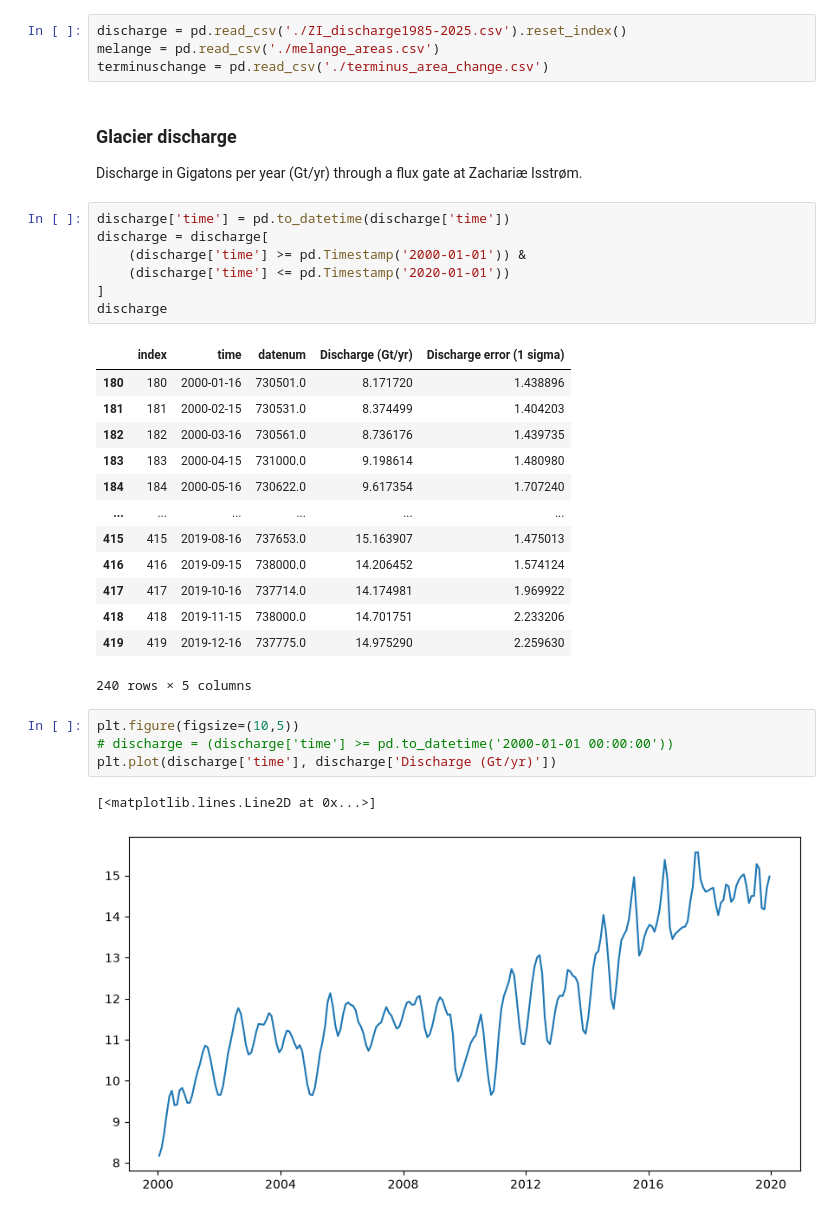
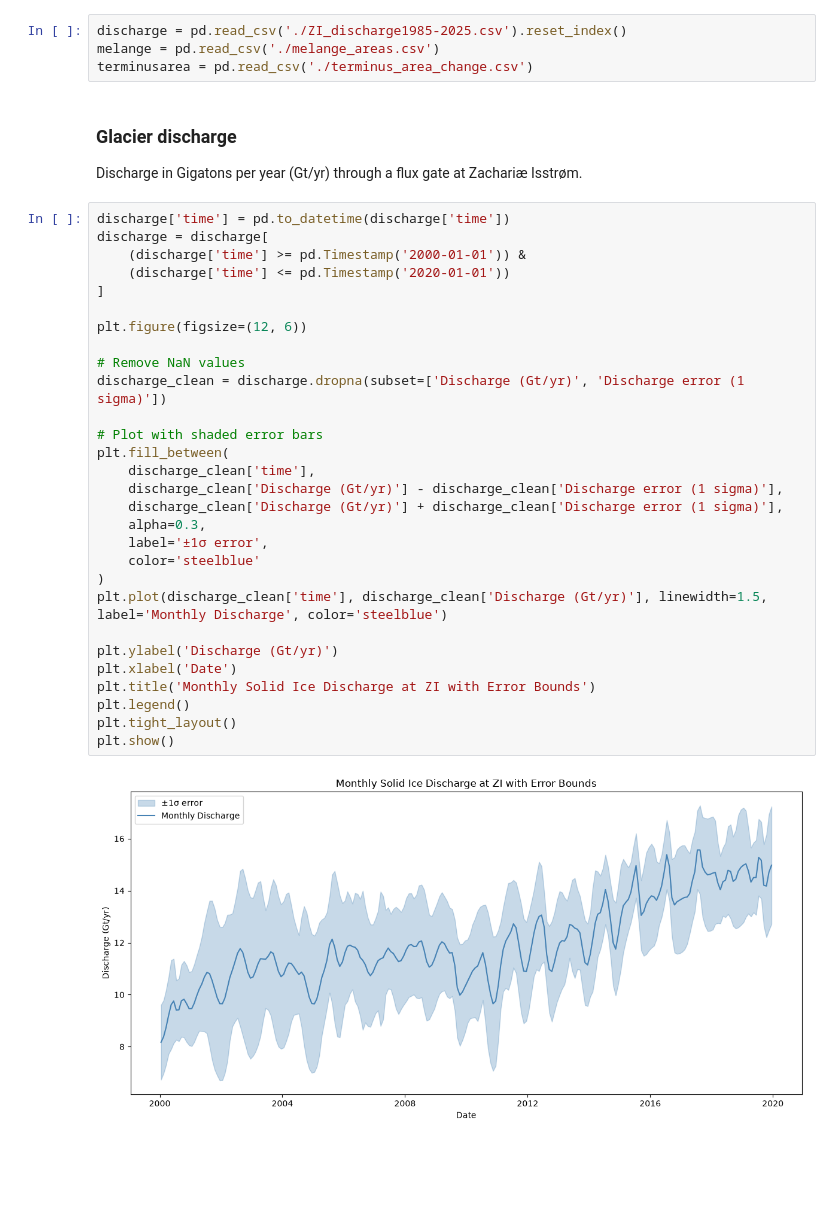
Before and after one commit to cjense/CEWA-565-glacierseasonality, a Jupyter notebook: examine_data.ipynb, the cells around one changed output. Saved outputs shown, nothing was run; the diff lists cells and outputs as text; blank space fills up the shorter version.

```diff
--- a/examine_data.ipynb
+++ b/examine_data.ipynb
@@ -10,35 +11,38 @@ The autoreload extension is already loaded. To reload it, use:
 # %%
 discharge = pd.read_csv('./ZI_discharge1985-2025.csv').reset_index()
 melange = pd.read_csv('./melange_areas.csv')
-terminuschange = pd.read_csv('./terminus_area_change.csv')
+terminusarea = pd.read_csv('./terminus_area_change.csv')
 # %% [markdown]
 ### Glacier discharge
 Discharge in Gigatons per year (Gt/yr) through a flux gate at Zachariæ Isstrøm.
 # %%
 discharge['time'] = pd.to_datetime(discharge['time'])
 discharge = discharge[
     (discharge['time'] >= pd.Timestamp('2000-01-01')) &
     (discharge['time'] <= pd.Timestamp('2020-01-01'))
 ]
-discharge
+
+plt.figure(figsize=(12, 6))
+
+# Remove NaN values
+discharge_clean = discharge.dropna(subset=['Discharge (Gt/yr)', 'Discharge error (1 sigma)'])
+
+# Plot with shaded error bars
+plt.fill_between(
+    discharge_clean['time'],
+    discharge_clean['Discharge (Gt/yr)'] - discharge_clean['Discharge error (1 sigma)'],
+    discharge_clean['Discharge (Gt/yr)'] + discharge_clean['Discharge error (1 sigma)'],
+    alpha=0.3,
+    label='±1σ error',
+    color='steelblue'
+)
+plt.plot(discharge_clean['time'], discharge_clean['Discharge (Gt/yr)'], linewidth=1.5, label='Monthly Discharge', color='steelblue')
+
+plt.ylabel('Discharge (Gt/yr)')
+plt.xlabel('Date')
+plt.title('Monthly Solid Ice Discharge at ZI with Error Bounds')
+plt.legend()
+plt.tight_layout()
+plt.show()
 # %% [output]
-|  | index | time | datenum | Discharge (Gt/yr) | Discharge error (1 sigma) |
-| 180 | 180 | 2000-01-16 | 730501.0 | 8.171720 | 1.438896 |
-| 181 | 181 | 2000-02-15 | 730531.0 | 8.374499 | 1.404203 |
-| 182 | 182 | 2000-03-16 | 730561.0 | 8.736176 | 1.439735 |
-| 183 | 183 | 2000-04-15 | 731000.0 | 9.198614 | 1.480980 |
-| 184 | 184 | 2000-05-16 | 730622.0 | 9.617354 | 1.707240 |
-| ... | ... | ... | ... | ... | ... |
-| 415 | 415 | 2019-08-16 | 737653.0 | 15.163907 | 1.475013 |
-| 416 | 416 | 2019-09-15 | 738000.0 | 14.206452 | 1.574124 |
-| 417 | 417 | 2019-10-16 | 737714.0 | 14.174981 | 1.969922 |
-| 418 | 418 | 2019-11-15 | 738000.0 | 14.701751 | 2.233206 |
-| 419 | 419 | 2019-12-16 | 737775.0 | 14.975290 | 2.259630 |
-240 rows × 5 columns
+[figure, added]
-# %%
-plt.figure(figsize=(10,5))
-# discharge = (discharge['time'] >= pd.to_datetime('2000-01-01 00:00:00'))
-plt.plot(discharge['time'], discharge['Discharge (Gt/yr)'])
-# %% [output]
-[<matplotlib.lines.Line2D at 0x...>]
-[figure, removed]
```
Also changed, not shown: parts of 5 cells of this notebook.
